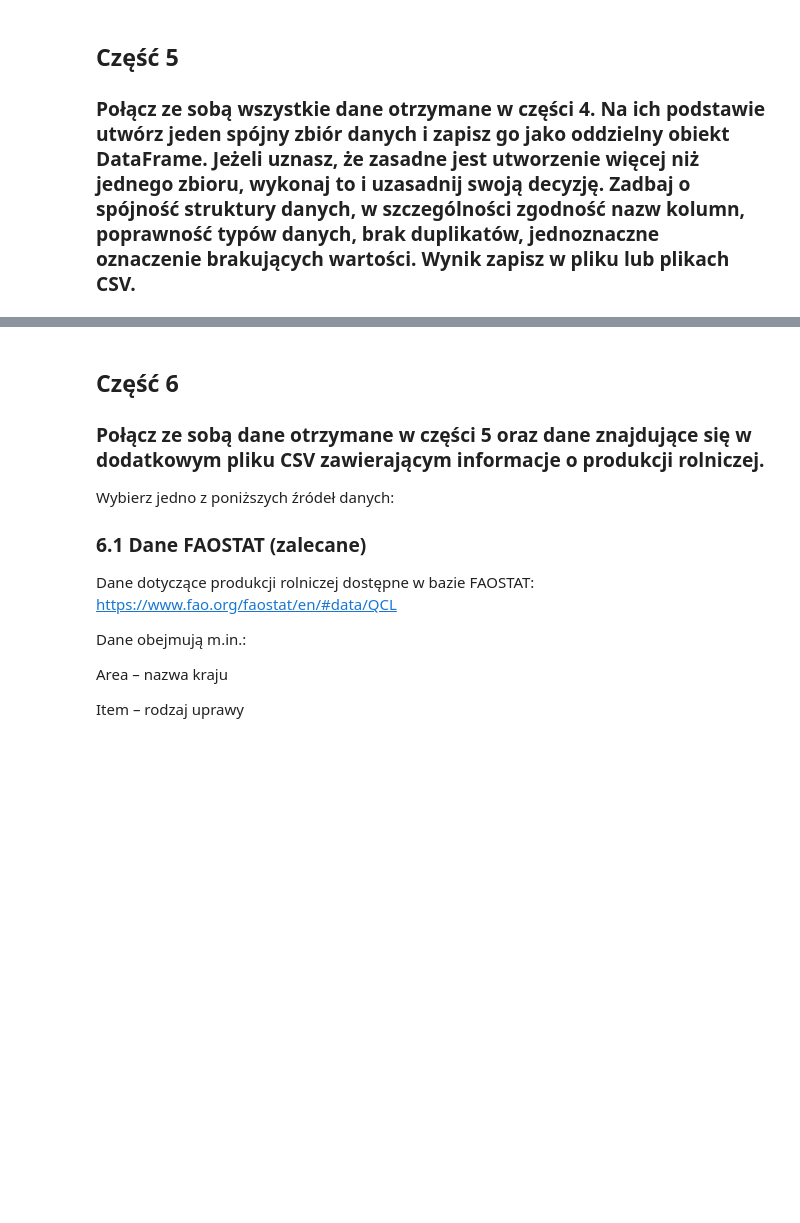
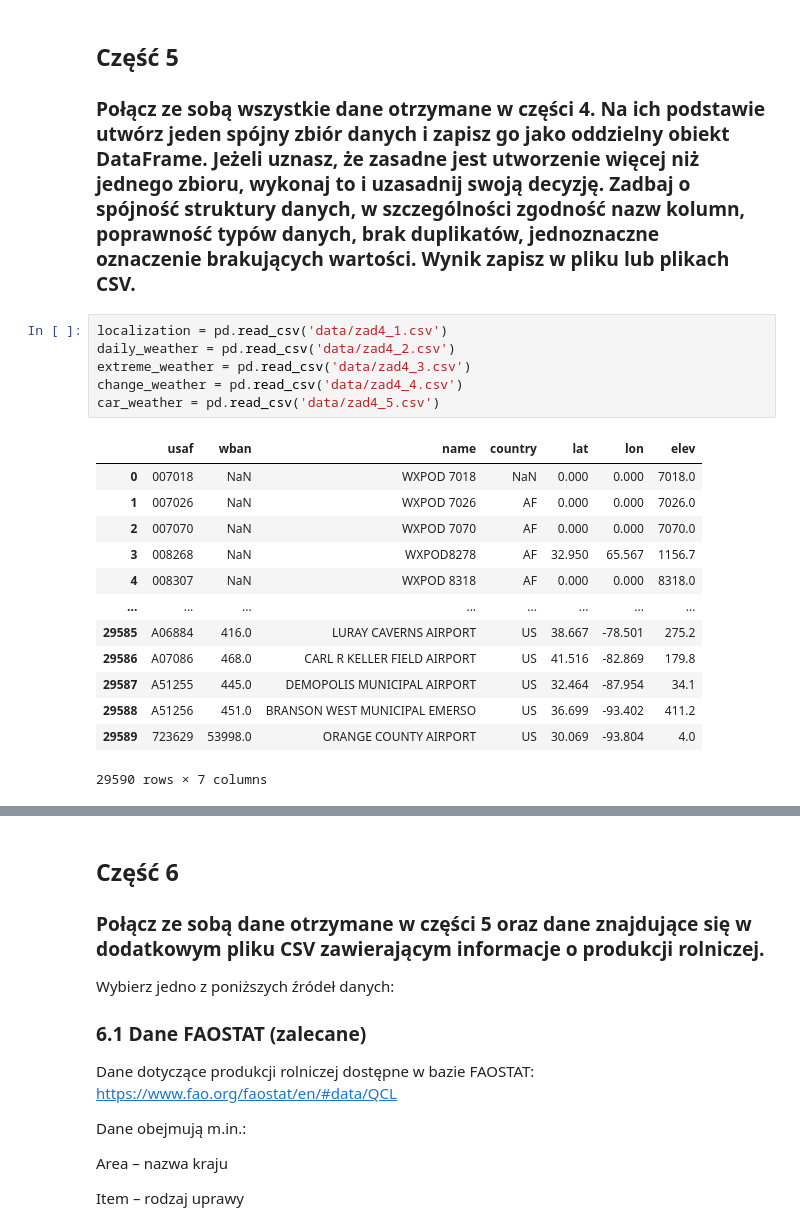
Before and after one commit to Matio004/PodstawyPrzetwarzaniaDuzychZbiorowDanych, a Jupyter notebook: zad1.ipynb, the cells around one changed output, grey strips where cells are left out. Cells and saved outputs as stored; diff of their text form; blank space fills up the shorter version.

```diff
--- a/zad1.ipynb
+++ b/zad1.ipynb
@@ -349,3 +334,23 @@ df
 ## Część 5
 
 ### Połącz ze sobą wszystkie dane otrzymane w części 4. Na ich podstawie utwórz jeden spójny zbiór danych i zapisz go jako oddzielny obiekt DataFrame. Jeżeli uznasz, że zasadne jest utworzenie więcej niż jednego zbioru, wykonaj to i uzasadnij swoją decyzję. Zadbaj o spójność struktury danych, w szczególności zgodność nazw kolumn, poprawność typów danych, brak duplikatów, jednoznaczne oznaczenie brakujących wartości. Wynik zapisz w pliku lub plikach CSV.
+# %%
+localization = pd.read_csv('data/zad4_1.csv')
+daily_weather = pd.read_csv('data/zad4_2.csv')
+extreme_weather = pd.read_csv('data/zad4_3.csv')
+change_weather = pd.read_csv('data/zad4_4.csv')
+car_weather = pd.read_csv('data/zad4_5.csv')
+# %% [output]
+|  | usaf | wban | name | country | lat | lon | elev |
+| 0 | 007018 | NaN | WXPOD 7018 | NaN | 0.000 | 0.000 | 7018.0 |
+| 1 | 007026 | NaN | WXPOD 7026 | AF | 0.000 | 0.000 | 7026.0 |
+| 2 | 007070 | NaN | WXPOD 7070 | AF | 0.000 | 0.000 | 7070.0 |
+| 3 | 008268 | NaN | WXPOD8278 | AF | 32.950 | 65.567 | 1156.7 |
+| 4 | 008307 | NaN | WXPOD 8318 | AF | 0.000 | 0.000 | 8318.0 |
+| ... | ... | ... | ... | ... | ... | ... | ... |
+| 29585 | A06884 | 416.0 | LURAY CAVERNS AIRPORT | US | 38.667 | -78.501 | 275.2 |
+| 29586 | A07086 | 468.0 | CARL R KELLER FIELD AIRPORT | US | 41.516 | -82.869 | 179.8 |
+| 29587 | A51255 | 445.0 | DEMOPOLIS MUNICIPAL AIRPORT | US | 32.464 | -87.954 | 34.1 |
+| 29588 | A51256 | 451.0 | BRANSON WEST MUNICIPAL EMERSO | US | 36.699 | -93.402 | 411.2 |
+| 29589 | 723629 | 53998.0 | ORANGE COUNTY AIRPORT | US | 30.069 | -93.804 | 4.0 |
+29590 rows × 7 columns
```
Also changed, not shown: parts of 8 cells of this notebook.
